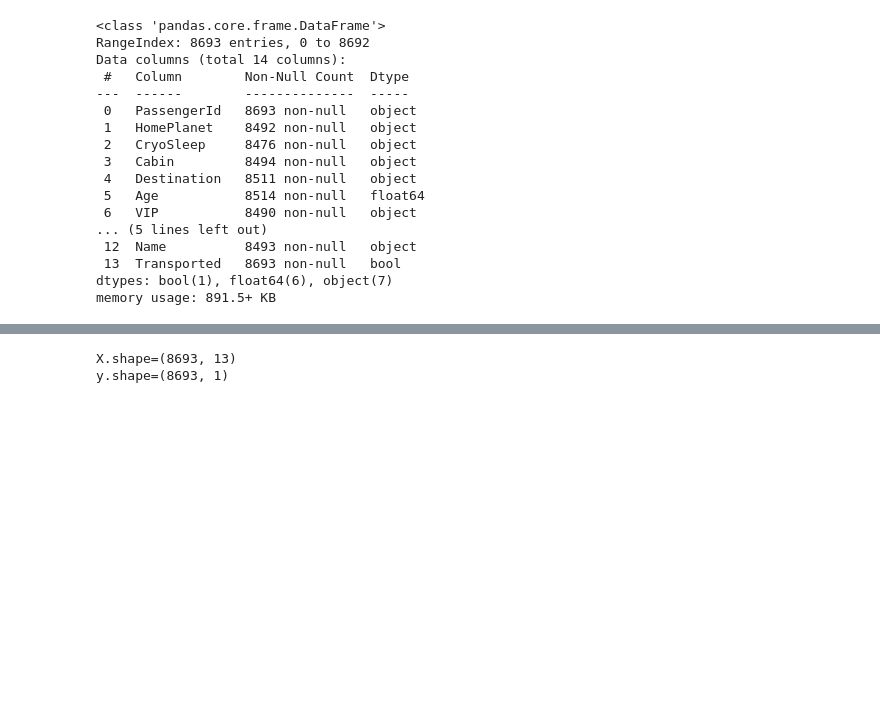
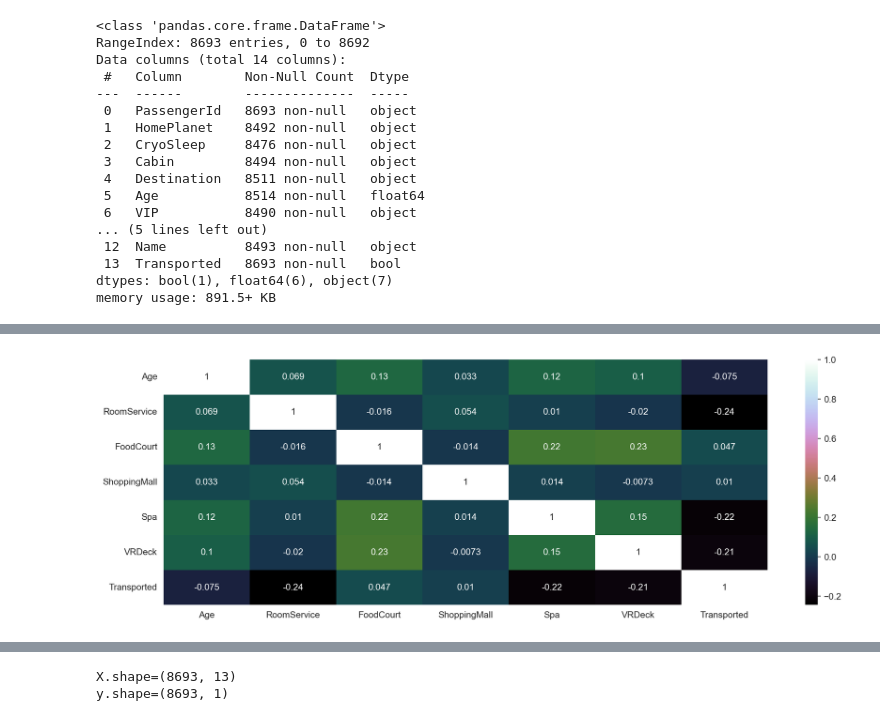
Before and after one commit to cmdecker95/spaceship_titanic, a Jupyter notebook: spaceship_titanic.ipynb, the cells around one changed output, grey strips where cells are left out. Cells and saved outputs as stored; diff of their text form; code cells hidden in the pictures; blank space fills up the shorter version.

```diff
--- a/spaceship_titanic.ipynb
+++ b/spaceship_titanic.ipynb
@@ -37,0 +68,7 @@ memory usage: 891.5+ KB
+# %%
+# Show feature correlation heatmap
+plt.figure(figsize=(15, 5), dpi=150)
+sns.heatmap(df_train.corr(), annot=True, cmap='cubehelix')
+plt.show()
+# %% [output]
+[figure, added]
```
Also changed, not shown: parts of 80 cells of this notebook, 2 other files.
